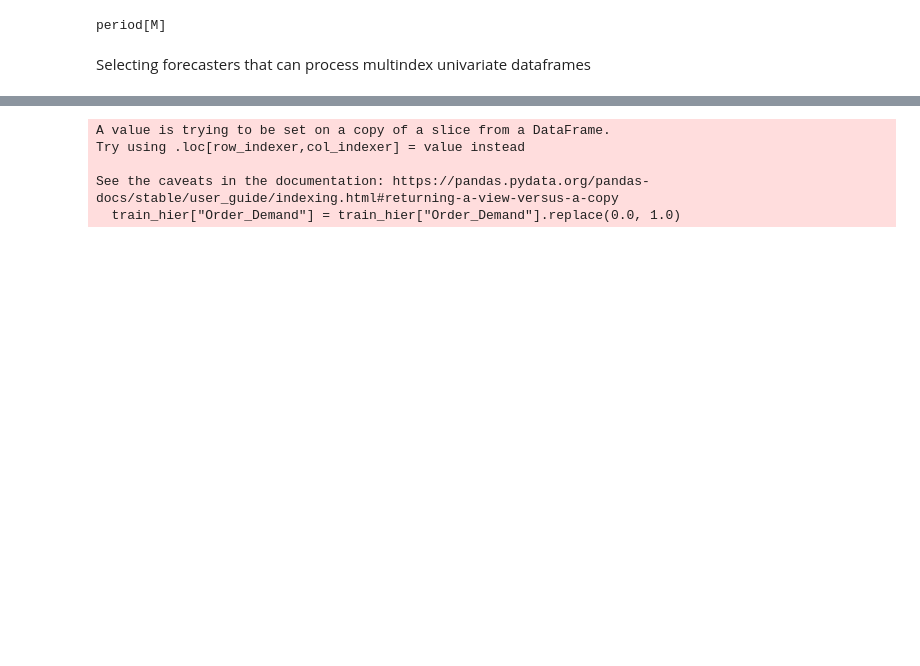
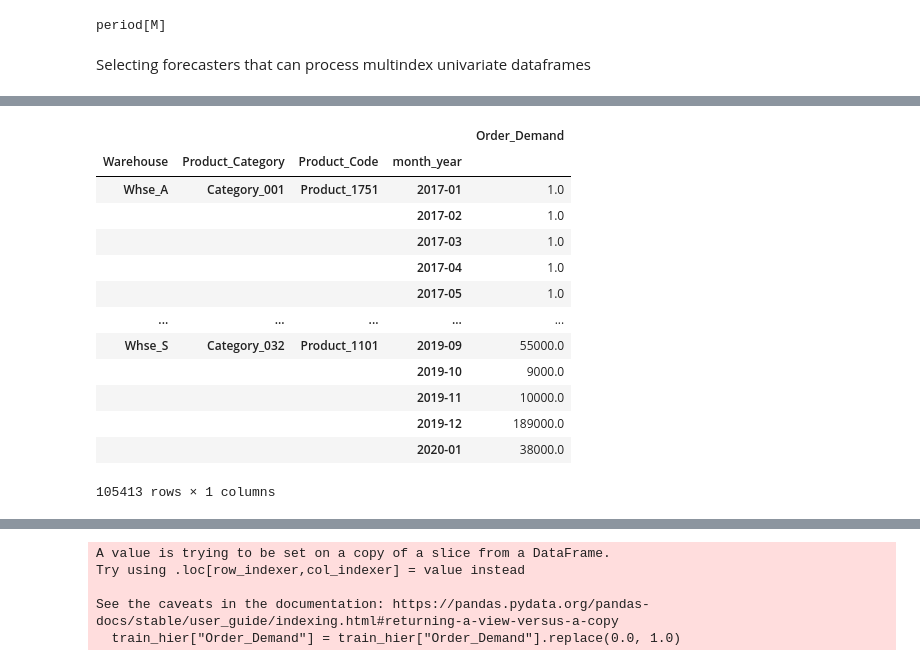
Before and after one commit to josephine-amponsah/retail-demand-forecaster, a Jupyter notebook: notebooks/sktime-forecasters.ipynb, the cells around one changed output, grey strips where cells are left out. Drawn from its saved outputs; the diff is of its cells as text; code cells hidden in the pictures; blank space fills up the shorter version.

```diff
--- a/notebooks/sktime-forecasters.ipynb
+++ b/notebooks/sktime-forecasters.ipynb
@@ -187,7 +187,7 @@ new_df = new_df.fillna(1.0)
 new_df["month_year"] = pd.to_datetime(new_df["month_year"], format = '%Y-%m')
 new_df["month_year"] = new_df["month_year"].dt.to_period('M')
 # %%
-new_df = new_df[new_df['month_year'] >= "2012-01"]
+new_df = new_df[new_df['month_year'] >= "2017-01"]
 # %%
 new_df = new_df.groupby(['Warehouse', 'Product_Category', 'Product_Code', 'month_year'])["Order_Demand"].sum()
 # %%
@@ -207,7 +207,7 @@ new_df.to_csv('../data/order-history.csv')
 # %%
 #training dataset
 idx = pd.IndexSlice
-train_hier = new_df[new_df.index.get_level_values('month_year') <= "2015-01"]
+train_hier = new_df[new_df.index.get_level_values('month_year') <= "2020-01"]
 # %%
 train_hier.tail()
 # %% [output]
@@ -265,3 +267,20 @@ forecasters = [
     ("naive", NaiveForecaster()),
 ]
 forecaster = EnsembleForecaster(forecasters=forecasters, weights=[4, 10])
+# %%
+train_hier
+# %% [output]
+|  |  |  |  | Order_Demand |
+| Warehouse | Product_Category | Product_Code | month_year |  |
+| Whse_A | Category_001 | Product_1751 | 2017-01 | 1.0 |
+|  |  |  | 2017-02 | 1.0 |
+|  |  |  | 2017-03 | 1.0 |
+|  |  |  | 2017-04 | 1.0 |
+|  |  |  | 2017-05 | 1.0 |
+| ... | ... | ... | ... | ... |
+| Whse_S | Category_032 | Product_1101 | 2019-09 | 55000.0 |
+|  |  |  | 2019-10 | 9000.0 |
+|  |  |  | 2019-11 | 10000.0 |
+|  |  |  | 2019-12 | 189000.0 |
+|  |  |  | 2020-01 | 38000.0 |
+105413 rows × 1 columns
```
Also changed, not shown: parts of 22 cells of this notebook, 5 other files.
